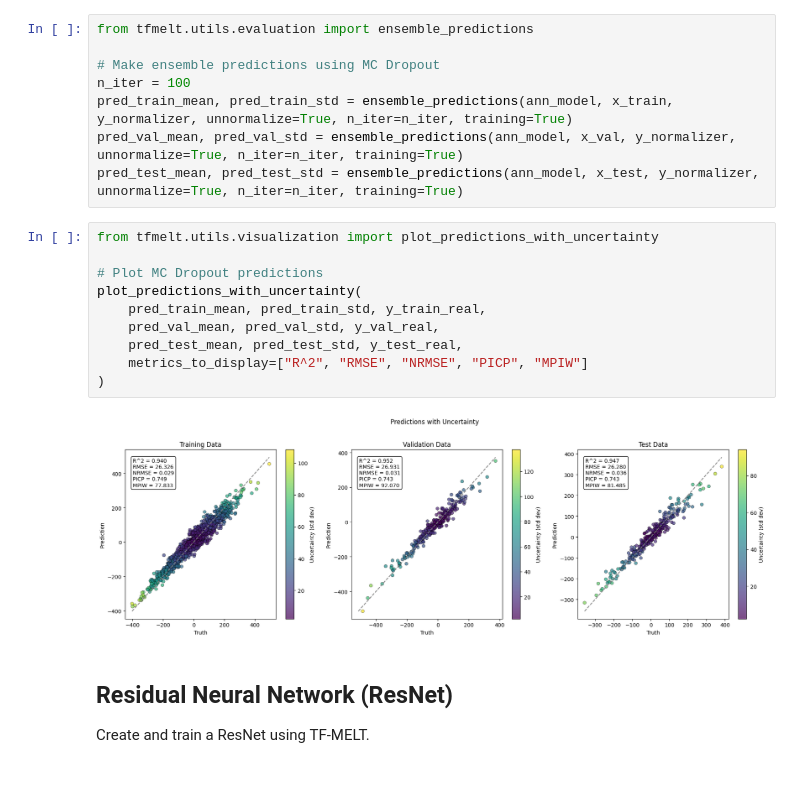
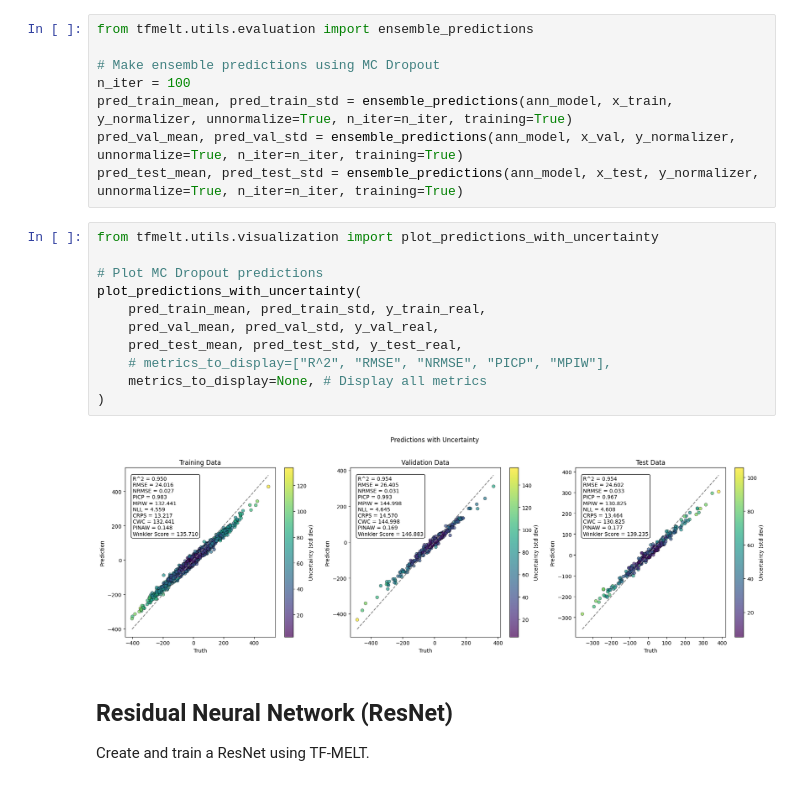
Before and after one commit to NREL/tf-melt, a Jupyter notebook: examples/regression.ipynb, the cells around one changed output. Saved outputs shown, nothing was run; the diff lists cells and outputs as text.

```diff
--- a/examples/regression.ipynb
+++ b/examples/regression.ipynb
@@ -203,15 +202,16 @@ pred_test_mean, pred_test_std = ensemble_predictions(ann_model, x_test, y_normal
 # %%
 from tfmelt.utils.visualization import plot_predictions_with_uncertainty
 
 # Plot MC Dropout predictions
 plot_predictions_with_uncertainty(
     pred_train_mean, pred_train_std, y_train_real,
     pred_val_mean, pred_val_std, y_val_real,
     pred_test_mean, pred_test_std, y_test_real,
-    metrics_to_display=["R^2", "RMSE", "NRMSE", "PICP", "MPIW"]
+    # metrics_to_display=["R^2", "RMSE", "NRMSE", "PICP", "MPIW"],
+    metrics_to_display=None, # Display all metrics
 )
 # %% [output]
-[figure, old version]
+[figure, new version]
 # %% [markdown]
 ## Residual Neural Network (ResNet)
 Create and train a ResNet using TF-MELT.
```
Also changed, not shown: parts of 28 cells of this notebook, 19 other files.
